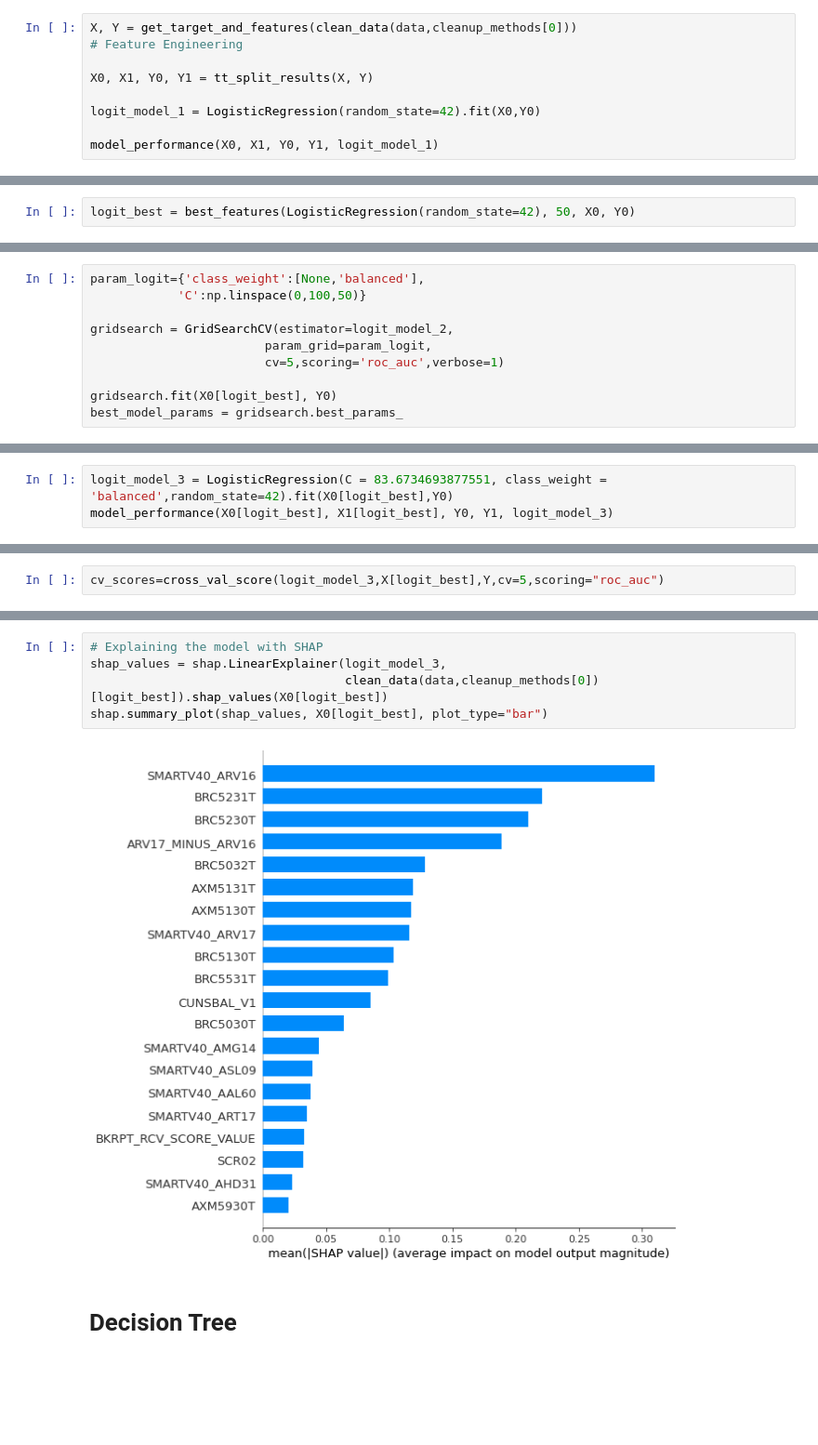
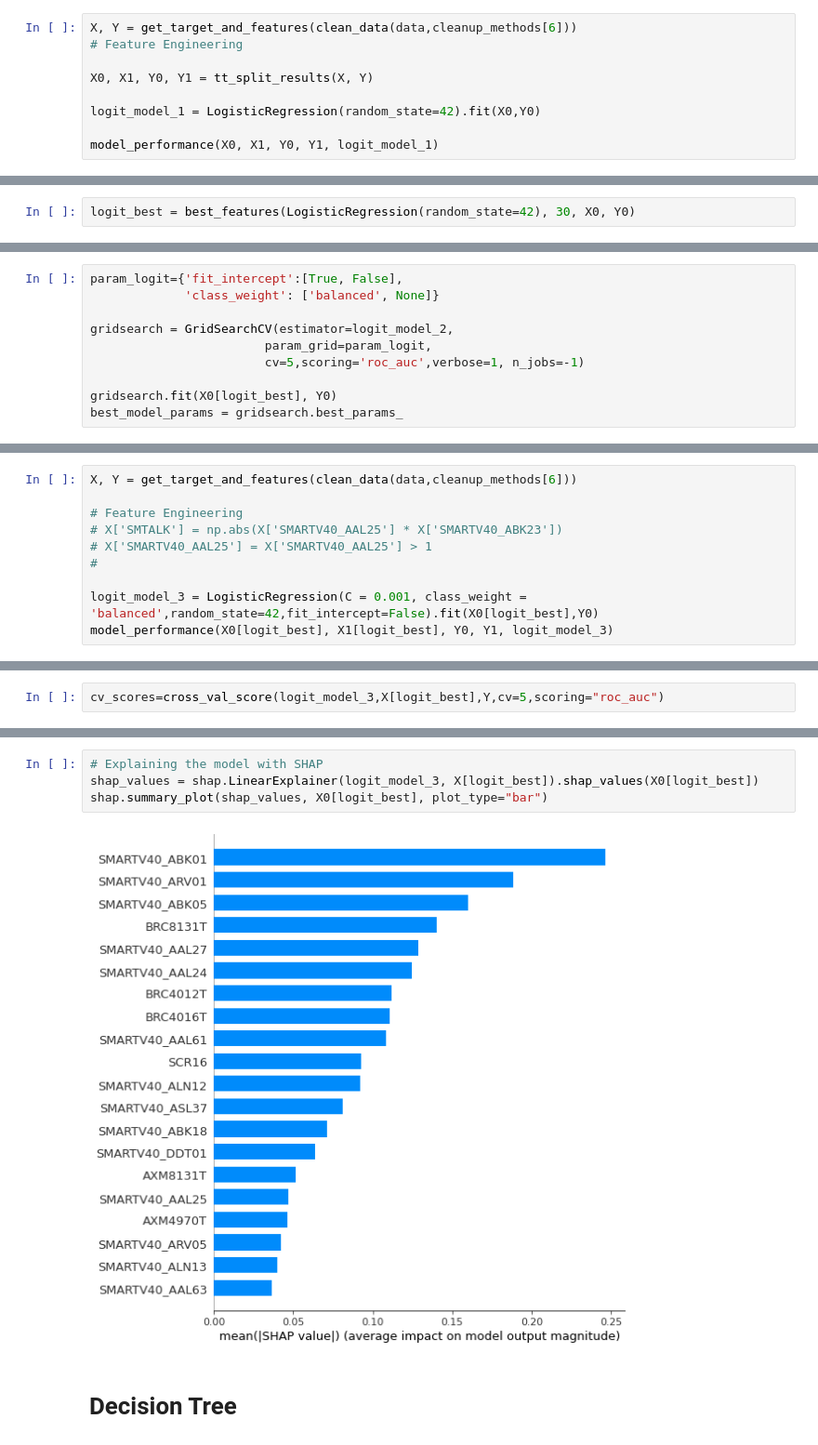
Before and after one commit to vlad-yeghiazaryan/BA_Group_Project_Sample_Data_Analysis, a Jupyter notebook: Group_Project_Sample_Data_Analysis.ipynb, the cells around one changed output, grey strips where cells are left out. Shown: that part at 93% size. Saved outputs shown, nothing was run; the diff lists cells and outputs as text; blank space fills up the shorter version.

```diff
--- a/Group_Project_Sample_Data_Analysis.ipynb
+++ b/Group_Project_Sample_Data_Analysis.ipynb
@@ -477,7 +480,7 @@ weighted avg       0.86      0.87      0.84      6850
 -------------------------
 Maximum Likelihood optimization failed to converge. Check mle_retvals
 # %%
-X, Y = get_target_and_features(clean_data(data,cleanup_methods[0]))
+X, Y = get_target_and_features(clean_data(data,cleanup_methods[6]))
 # Feature Engineering
 
 X0, X1, Y0, Y1 = tt_split_results(X, Y)
@@ -504,7 +507,7 @@ weighted avg       0.85      0.86      0.81      6850
 
 -------------------------
 # %%
-logit_best = best_features(LogisticRegression(random_state=42), 50, X0, Y0)
+logit_best = best_features(LogisticRegression(random_state=42), 30, X0, Y0)
 # %%
 print('best_features_logit: ', logit_best, '\n')
 logit_model_2 = LogisticRegression(random_state=42).fit(X0[logit_best],Y0)
@@ -528,12 +531,12 @@ weighted avg       0.77      0.83      0.76      6850
 
 -------------------------
 # %%
-param_logit={'class_weight':[None,'balanced'],
-            'C':np.linspace(0,100,50)}
+param_logit={'fit_intercept':[True, False],
+             'class_weight': ['balanced', None]}
 
 gridsearch = GridSearchCV(estimator=logit_model_2,
                         param_grid=param_logit,
-                        cv=5,scoring='roc_auc',verbose=1)
+                        cv=5,scoring='roc_auc',verbose=1, n_jobs=-1)
 
 gridsearch.fit(X0[logit_best], Y0)
 best_model_params = gridsearch.best_params_
@@ -551,4 +551,11 @@ best_model_params
 # %%
-logit_model_3 = LogisticRegression(C = 83.6734693877551, class_weight = 'balanced',random_state=42).fit(X0[logit_best],Y0)
+X, Y = get_target_and_features(clean_data(data,cleanup_methods[6]))
+
+# Feature Engineering
+# X['SMTALK'] = np.abs(X['SMARTV40_AAL25'] * X['SMARTV40_ABK23'])
+# X['SMARTV40_AAL25'] = X['SMARTV40_AAL25'] > 1
+#
+
+logit_model_3 = LogisticRegression(C = 0.001, class_weight = 'balanced',random_state=42,fit_intercept=False).fit(X0[logit_best],Y0)
 model_performance(X0[logit_best], X1[logit_best], Y0, Y1, logit_model_3)
 # %% [output]
@@ -580,10 +601,9 @@ cv_score:  0.68
 # %%
 # Explaining the model with SHAP
-shap_values = shap.LinearExplainer(logit_model_3,
-                                   clean_data(data,cleanup_methods[0])[logit_best]).shap_values(X0[logit_best])
+shap_values = shap.LinearExplainer(logit_model_3, X[logit_best]).shap_values(X0[logit_best])
 shap.summary_plot(shap_values, X0[logit_best], plot_type="bar")
 # %% [output]
-[figure, old version]
+[figure, new version]
 # %% [markdown]
 
 # **Decision Tree**
```
Also changed, not shown: parts of 54 cells of this notebook.
